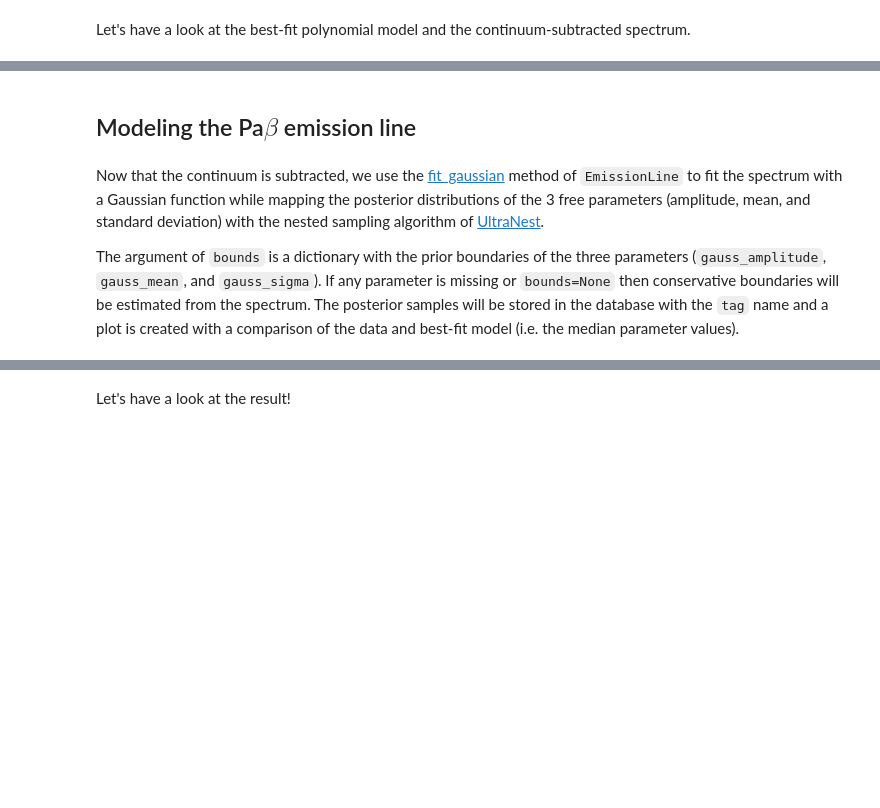
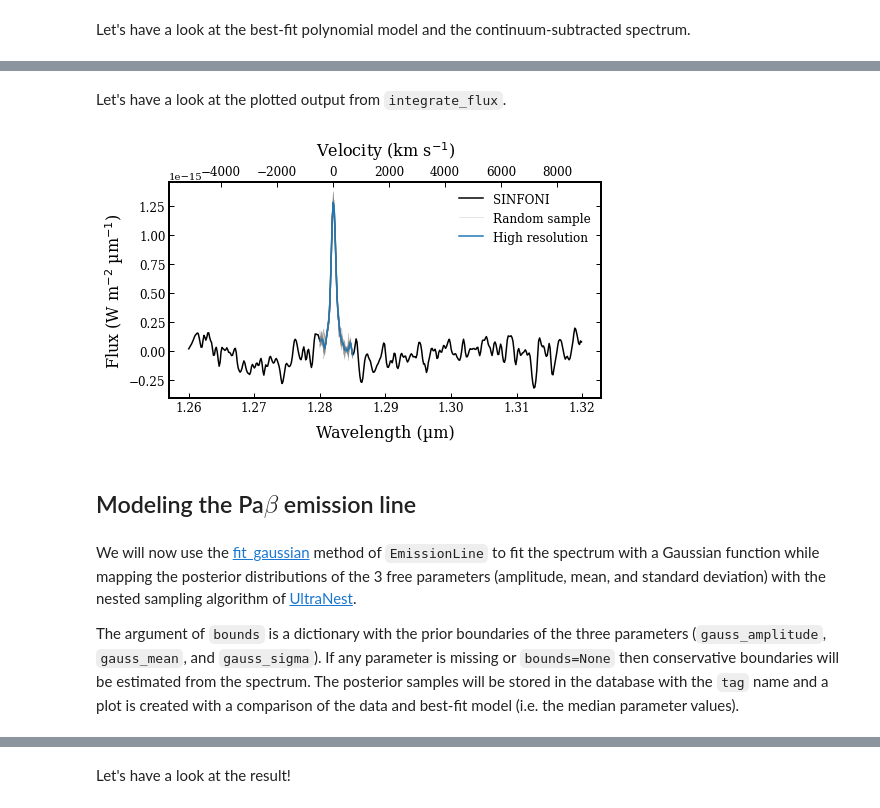
Before and after one commit to tomasstolker/species, a Jupyter notebook: docs/tutorials/emission_line.ipynb, the cells around one changed output, grey strips where cells are left out. Drawn from its saved outputs; the diff is of its cells as text; code cells hidden in the pictures; blank space fills up the shorter version.

Commit message:
New features in EmissionLine and update tutorial

```diff
--- a/docs/tutorials/emission_line.ipynb
+++ b/docs/tutorials/emission_line.ipynb
@@ -116,7 +134,13 @@ Image('continuum.png')
+# %% [markdown]
+Let's have a look at the plotted output from ``integrate_flux``.
+# %%
+Image('line_flux.png')
+# %% [output]
+[figure, added]
 # %% [markdown]
 ## Modeling the Pa$\beta$ emission line
 # %% [markdown]
-Now that the continuum is subtracted, we use the [fit_gaussian](https://species.readthedocs.io/en/latest/species.analysis.html?highlight=subtract_cont#species.analysis.emission_line.EmissionLine.fit_gaussian) method of `EmissionLine` to fit the spectrum with a Gaussian function while mapping the posterior distributions of the 3 free parameters (amplitude, mean, and standard deviation) with the nested sampling algorithm of [UltraNest](https://johannesbuchner.github.io/UltraNest/index.html).
+We will now use the [fit_gaussian](https://species.readthedocs.io/en/latest/species.analysis.html#species.analysis.emission_line.EmissionLine.fit_gaussian) method of `EmissionLine` to fit the spectrum with a Gaussian function while mapping the posterior distributions of the 3 free parameters (amplitude, mean, and standard deviation) with the nested sampling algorithm of [UltraNest](https://johannesbuchner.github.io/UltraNest/index.html).
 
 The argument of `bounds` is a dictionary with the prior boundaries of the three parameters (`gauss_amplitude`, `gauss_mean`, and `gauss_sigma`). If any parameter is missing or `bounds=None` then conservative boundaries will be estimated from the spectrum. The posterior samples will be stored in the database with the `tag` name and a plot is created with a comparison of the data and best-fit model (i.e. the median parameter values).
 # %%
```
Also changed, not shown: parts of 11 cells of this notebook, 4 other files.
